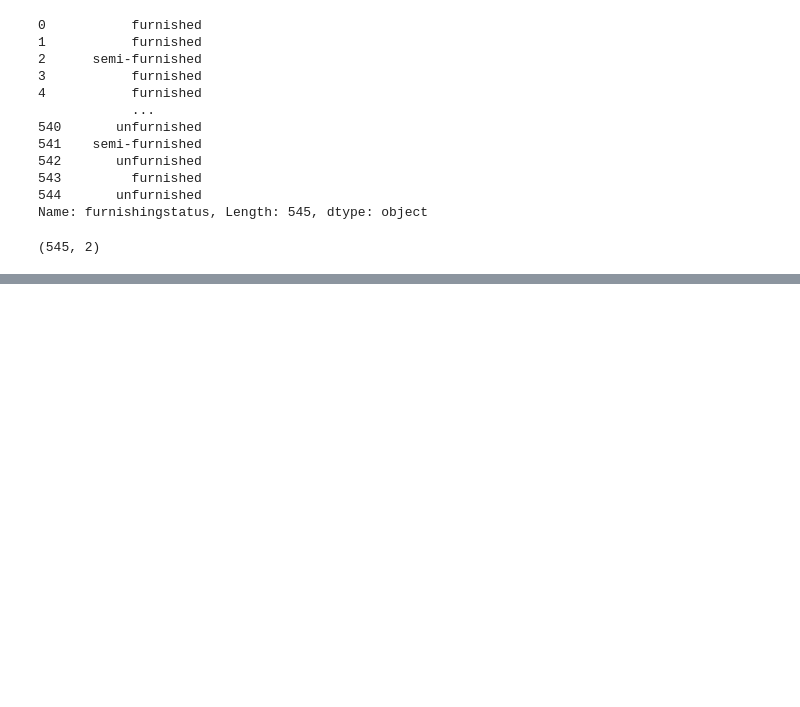
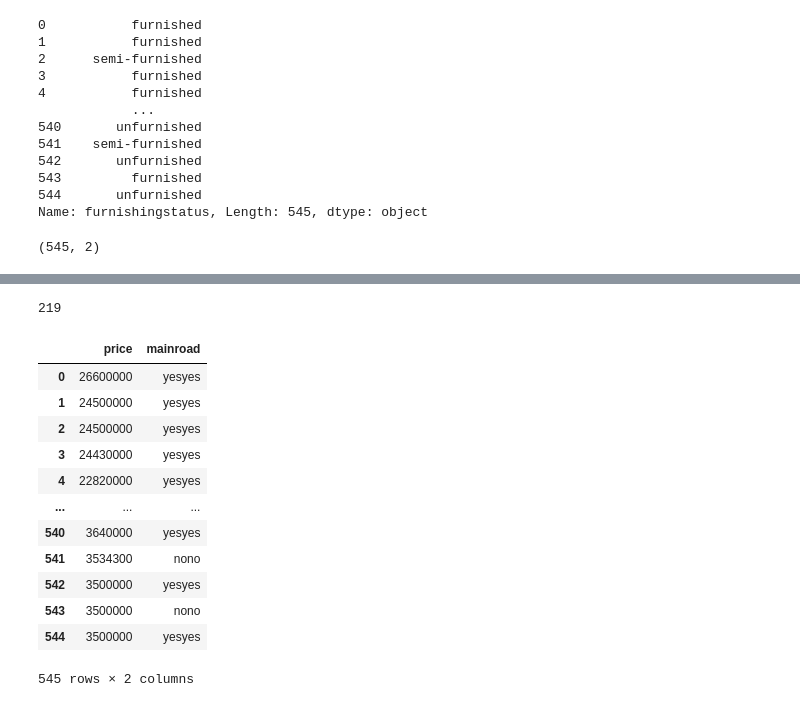
Before and after one commit to HarshSharma0007/Pandas, a Jupyter notebook: Learn_Pandas.ipynb, the cells around one changed output, grey strips where cells are left out. Saved outputs shown, nothing was run; the diff lists cells and outputs as text; code cells hidden in the pictures; blank space fills up the shorter version.

```diff
--- a/Learn_Pandas.ipynb
+++ b/Learn_Pandas.ipynb
@@ -102,0 +217,54 @@ Mainroad_price.shape
+# %%
+# Number  distinct values in a column.
+Mainroad_price['price'].nunique()
+# %% [output]
+219
+# %%
+# min value in that series or column
+Mainroad_price["price"].min()
+
+# max value in that series or column
+Mainroad_price["price"].max()
+
+# average value in that series or column
+Mainroad_price["price"].mean()
+
+# median value in that series or column
+Mainroad_price["price"].median()
+
+# Standard deviation of each object or value
+Mainroad_price["price"].std()
+
+# Varience of each object or value
+Mainroad_price["price"].var()
+
+# Sum of each object or value
+Mainroad_price["price"].sum()
+
+# It counts non null value
+Mainroad_price["price"].count()
+
+# Quantile of each object or value
+# A quantile is a value that divides a probability distribution
+# or sorted data into equal parts.
+Mainroad_price["price"].quantile()
+
+# Apply function to each object.
+def double(integer):
+    return 2*integer
+
+Mainroad_price.apply(double)
+# %% [output]
+|  | price | mainroad |
+| 0 | 26600000 | yesyes |
+| 1 | 24500000 | yesyes |
+| 2 | 24500000 | yesyes |
+| 3 | 24430000 | yesyes |
+| 4 | 22820000 | yesyes |
+| ... | ... | ... |
+| 540 | 3640000 | yesyes |
+| 541 | 3534300 | nono |
+| 542 | 3500000 | yesyes |
+| 543 | 3500000 | nono |
+| 544 | 3500000 | yesyes |
+545 rows × 2 columns
```
Also changed, not shown: parts of 16 cells of this notebook.
